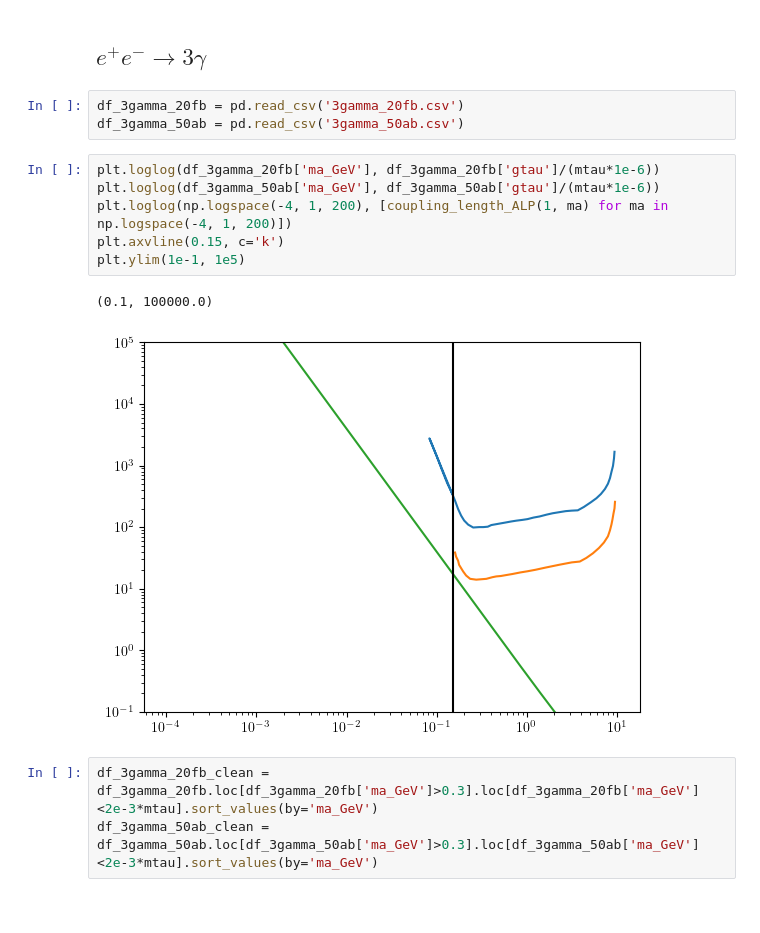
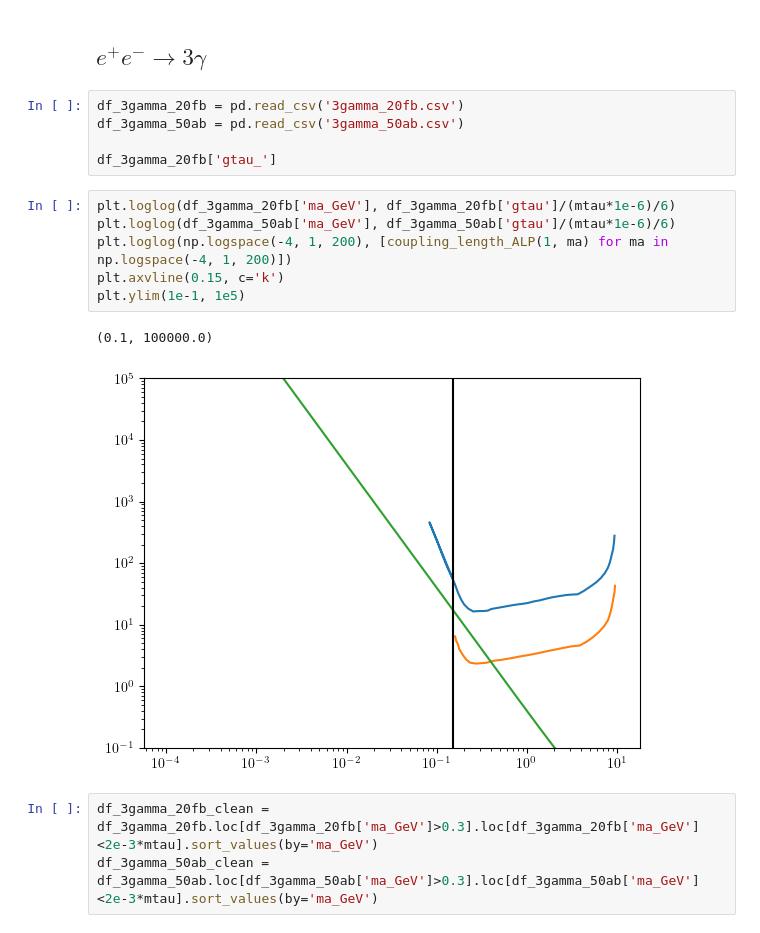
Before and after one commit to Jorge-Alda/tauALPs, a Jupyter notebook: ALP/BelleII/belleII_c0.ipynb, the cells around one changed output. Cells and saved outputs as stored; diff of their text form.

```diff
--- a/ALP/BelleII/belleII_c0.ipynb
+++ b/ALP/BelleII/belleII_c0.ipynb
@@ -73,15 +76,17 @@ pd.DataFrame({'ma_GeV': np.linspace(min(df_taugamma20fb['ma_GeV']), max(df_tauga
 # %%
 df_3gamma_20fb = pd.read_csv('3gamma_20fb.csv')
 df_3gamma_50ab = pd.read_csv('3gamma_50ab.csv')
+
+df_3gamma_20fb['gtau_']
 # %%
-plt.loglog(df_3gamma_20fb['ma_GeV'], df_3gamma_20fb['gtau']/(mtau*1e-6))
-plt.loglog(df_3gamma_50ab['ma_GeV'], df_3gamma_50ab['gtau']/(mtau*1e-6))
+plt.loglog(df_3gamma_20fb['ma_GeV'], df_3gamma_20fb['gtau']/(mtau*1e-6)/6)
+plt.loglog(df_3gamma_50ab['ma_GeV'], df_3gamma_50ab['gtau']/(mtau*1e-6)/6)
 plt.loglog(np.logspace(-4, 1, 200), [coupling_length_ALP(1, ma) for ma in np.logspace(-4, 1, 200)])
 plt.axvline(0.15, c='k')
 plt.ylim(1e-1, 1e5)
 # %% [output]
 (0.1, 100000.0)
-[figure, old version]
+[figure, new version]
 # %%
 df_3gamma_20fb_clean = df_3gamma_20fb.loc[df_3gamma_20fb['ma_GeV']>0.3].loc[df_3gamma_20fb['ma_GeV']<2e-3*mtau].sort_values(by='ma_GeV')
 df_3gamma_50ab_clean = df_3gamma_50ab.loc[df_3gamma_50ab['ma_GeV']>0.3].loc[df_3gamma_50ab['ma_GeV']<2e-3*mtau].sort_values(by='ma_GeV')
```
Also changed, not shown: parts of 13 cells of this notebook, 2 other files.
